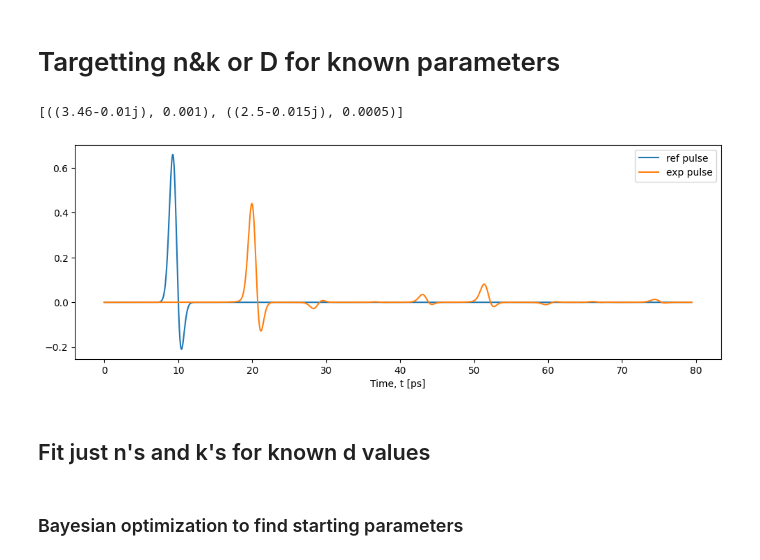
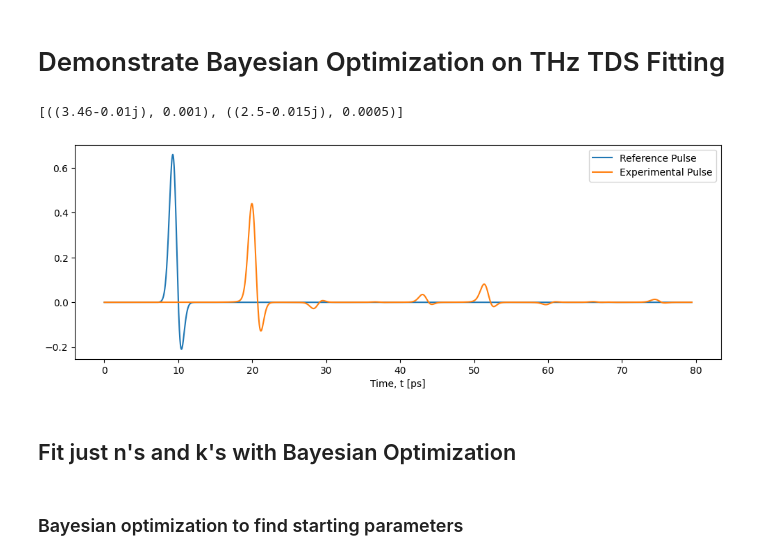
Before and after one commit to tls54/THz-TDS, a Jupyter notebook: Transfer Matrix Method/Bayesian_demonstration.ipynb, the cells around one changed output. Drawn from its saved outputs; the diff is of its cells as text; code cells hidden in the pictures.

```diff
--- a/Transfer Matrix Method/Bayesian_demonstration.ipynb
+++ b/Transfer Matrix Method/Bayesian_demonstration.ipynb
@@ -1,5 +1,5 @@
-# %% [markdown]
-# Targetting n&k or D for known parameters
+# %% [markdown]
+# Demonstrate Bayesian Optimization on THz TDS Fitting
 # %%
 import torch
 import numpy as np
@@ -10,35 +10,35 @@ from Matrix_methods.BayesianExtractor import BayesianLayeredExtractor
 # %%
 # Define simulation parameters
 deltat = 0.0194e-12  # Time step
 L = 2**12  # Number of time points
 
 # Generate reference pulse
 reference_pulse = simulate_reference(L, deltat)
 
 n1, k1, d1 = 3.46, -0.01, 1e-3
 n2, k2, d2= 2.5, -0.015, 0.5e-3
 
 # Experimental material parameters (ground truth)
 material_params_exp = [(n1+1j*k1, d1), (n2+1j*k2, d2)]
 
 
 # Simulate the experimental data
 t_axis = np.arange(0, L * deltat, deltat)
 _, experimental_pulse = simulate_parallel(reference_pulse, material_params_exp, deltat, noise_level=0)
 experimental_pulse = experimental_pulse[:L]
 
 print(material_params_exp)
 plt.figure(figsize=(12,4))
-plt.plot(t_axis*1e12, reference_pulse, label='ref pulse')
-plt.plot(t_axis*1e12, experimental_pulse.detach().cpu().numpy(), label='exp pulse')
+plt.plot(t_axis*1e12, reference_pulse, label='Reference Pulse')
+plt.plot(t_axis*1e12, experimental_pulse.detach().cpu().numpy(), label='Experimental Pulse')
 plt.xlabel('Time, t [ps]')
 plt.legend()
 plt.show()
 # %% [output]
 [((3.46-0.01j), 0.001), ((2.5-0.015j), 0.0005)]
-[figure, old version]
+[figure, new version]
 # %% [markdown]
-## Fit just n's and k's for known d values
+## Fit just n's and k's with Bayesian Optimization
 # %% [markdown]
 ### Bayesian optimization to find starting parameters
 # %%
```
Also changed, not shown: parts of 8 cells of this notebook.
